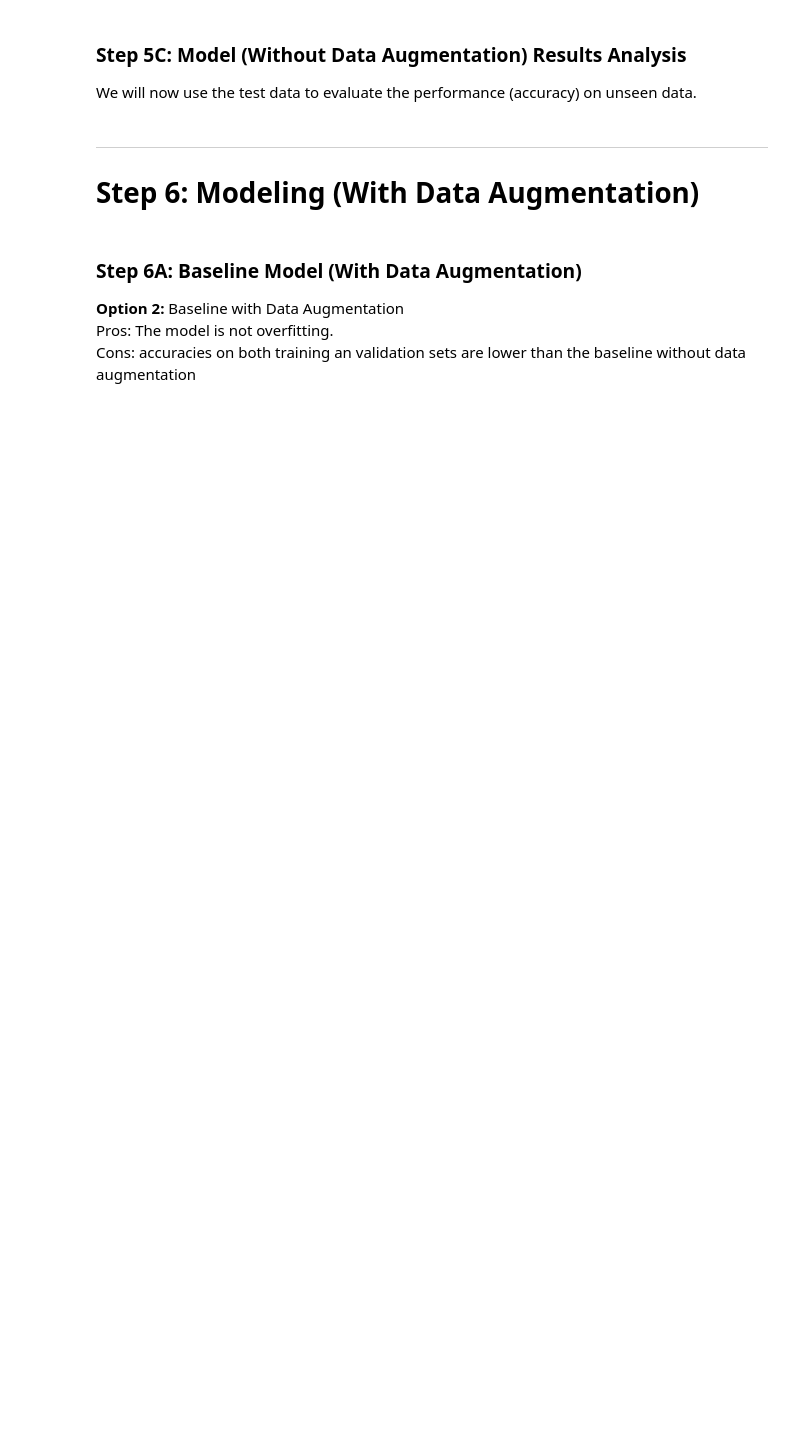
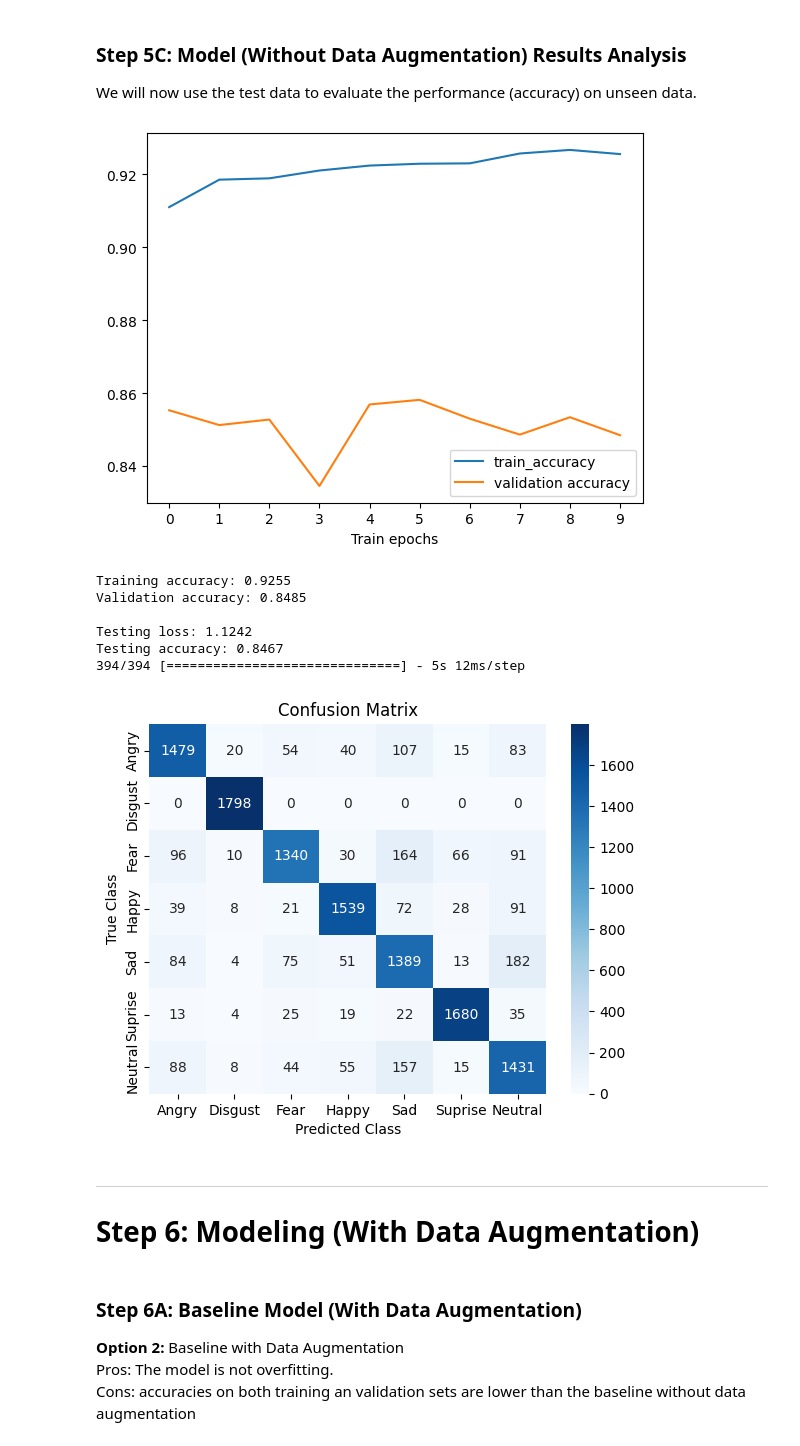
Before and after one commit to DrZubi/Expressions-Decoded, a Jupyter notebook: main.ipynb, the cells around one changed output. Drawn from its saved outputs; the diff is of its cells as text; code cells hidden in the pictures; blank space fills up the shorter version.

```diff
--- a/main.ipynb
+++ b/main.ipynb
@@ -885,34 +990,43 @@ def compute_accuracy(model, history, X_train, y_train, X_test, y_test, epochs):
     plt.show()
 
     # Print last epoch results
     print('Training accuracy: %1.4f' % train_accuracy[-1])
     print('Validation accuracy: %1.4f' % val_accuracy[-1])
 
     # Evaluate testing results
     test_loss, test_acc = model.evaluate(X_test, y_test, verbose=0)
     print('\nTesting loss: %1.4f' % test_loss)
     print('Testing accuracy: %1.4f' % test_acc)
 
 # Compute Model Accuracies
-compute_accuracy(model, history, X_train, y_train , X_test, y_test, 25)
+compute_accuracy(model, history, X_train, y_train , X_test, y_test, 10)
 
 # Get testing dataset predictions and labels
 test_preds = model.predict(X_test)
 test_preds_labels = np.argmax(test_preds, axis=1)
 
 # Compute confusion matrix
 cm = confusion_matrix(y_test, test_preds_labels)
 
 # Plot confusion matrix
 emotions = ['Angry','Disgust','Fear','Happy','Sad','Suprise','Neutral']
 plt.figure()
 sns.heatmap(cm, annot=True, cmap='Blues', fmt='d',
             xticklabels=emotions,
             yticklabels=emotions)
 plt.xlabel('Predicted Class')
 plt.ylabel('True Class')
 plt.title('Confusion Matrix')
 plt.show()
+# %% [output]
+[figure, added]
+Training accuracy: 0.9255
+Validation accuracy: 0.8485
+
+Testing loss: 1.1242
+Testing accuracy: 0.8467
+394/394 [==============================] - 5s 12ms/step
+[figure, added]
 # %% [markdown]
 ---
 # **Step 6:** Modeling (With Data Augmentation)
```
Also changed, not shown: parts of 16 cells of this notebook.
